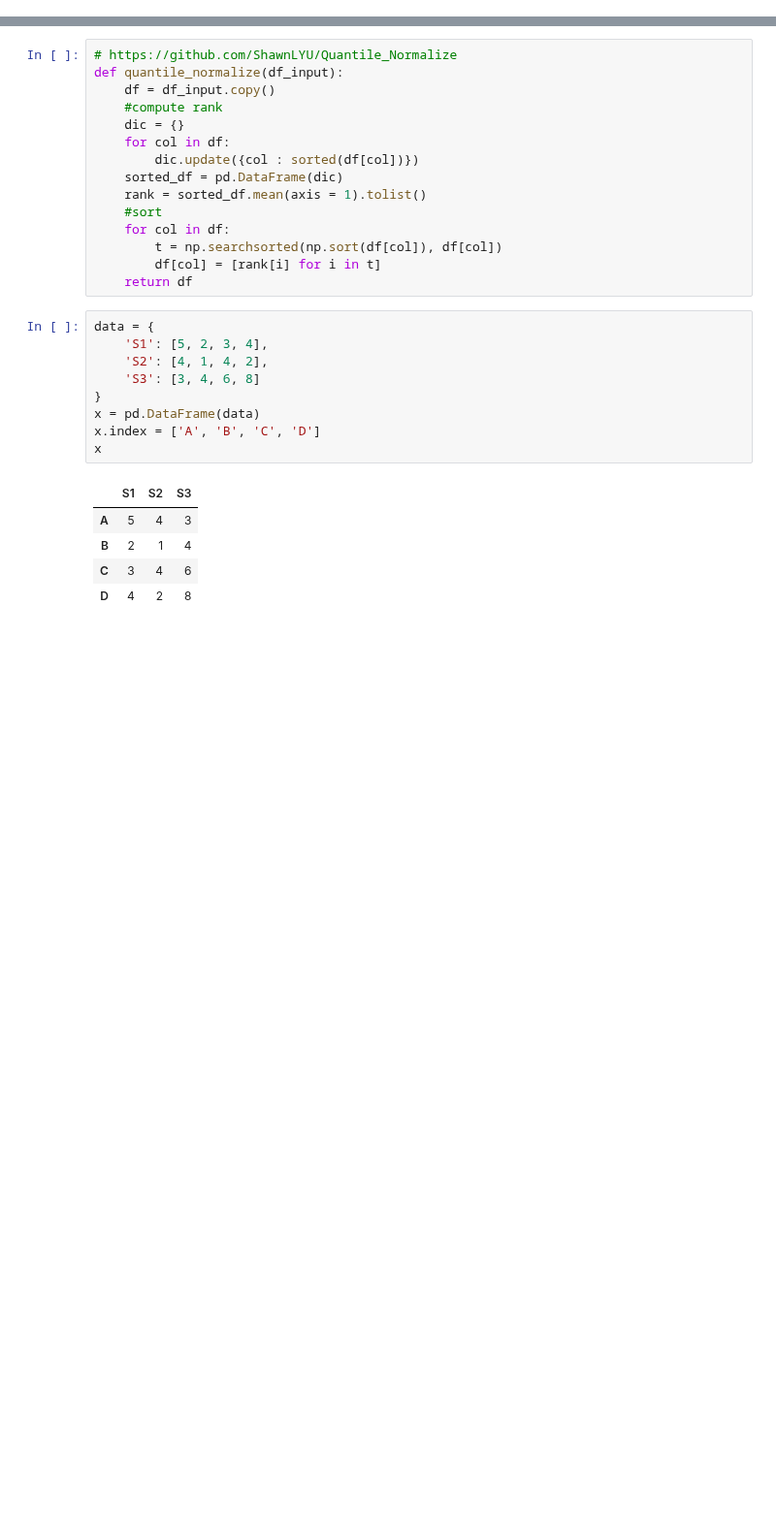
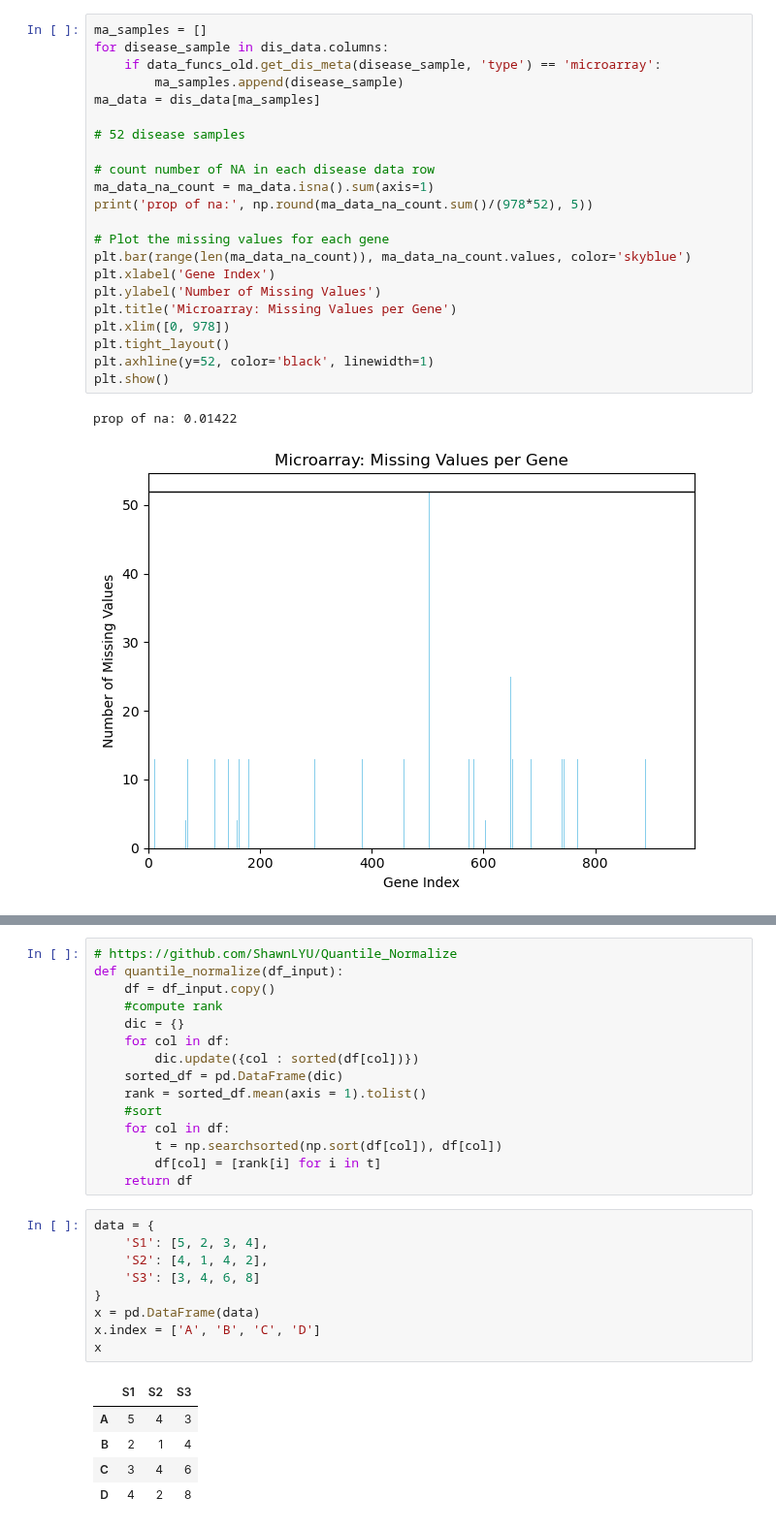
Before and after one commit to JRaviLab/integrative-drugrep-tb, a Jupyter notebook: landon_scripts/data_investigation.ipynb, the cells around one changed output, grey strips where cells are left out. Shown at 97% size. Drawn from its saved outputs; the diff is of its cells as text; blank space fills up the shorter version.

```diff
--- a/landon_scripts/data_investigation.ipynb
+++ b/landon_scripts/data_investigation.ipynb
@@ -8,0 +39,25 @@ dis_data = data_funcs.read_dis_data(landmark_genes)
+# %%
+ma_samples = []
+for disease_sample in dis_data.columns:
+    if data_funcs_old.get_dis_meta(disease_sample, 'type') == 'microarray':
+        ma_samples.append(disease_sample)
+ma_data = dis_data[ma_samples]
+
+# 52 disease samples
+
+# count number of NA in each disease data row
+ma_data_na_count = ma_data.isna().sum(axis=1)
+print('prop of na:', np.round(ma_data_na_count.sum()/(978*52), 5))
+
+# Plot the missing values for each gene
+plt.bar(range(len(ma_data_na_count)), ma_data_na_count.values, color='skyblue')
+plt.xlabel('Gene Index')
+plt.ylabel('Number of Missing Values')
+plt.title('Microarray: Missing Values per Gene')
+plt.xlim([0, 978])
+plt.tight_layout()
+plt.axhline(y=52, color='black', linewidth=1)
+plt.show()
+# %% [output]
+prop of na: 0.01422
+[figure, added]
```
Also changed, not shown: parts of 11 cells of this notebook, 11 other files.
